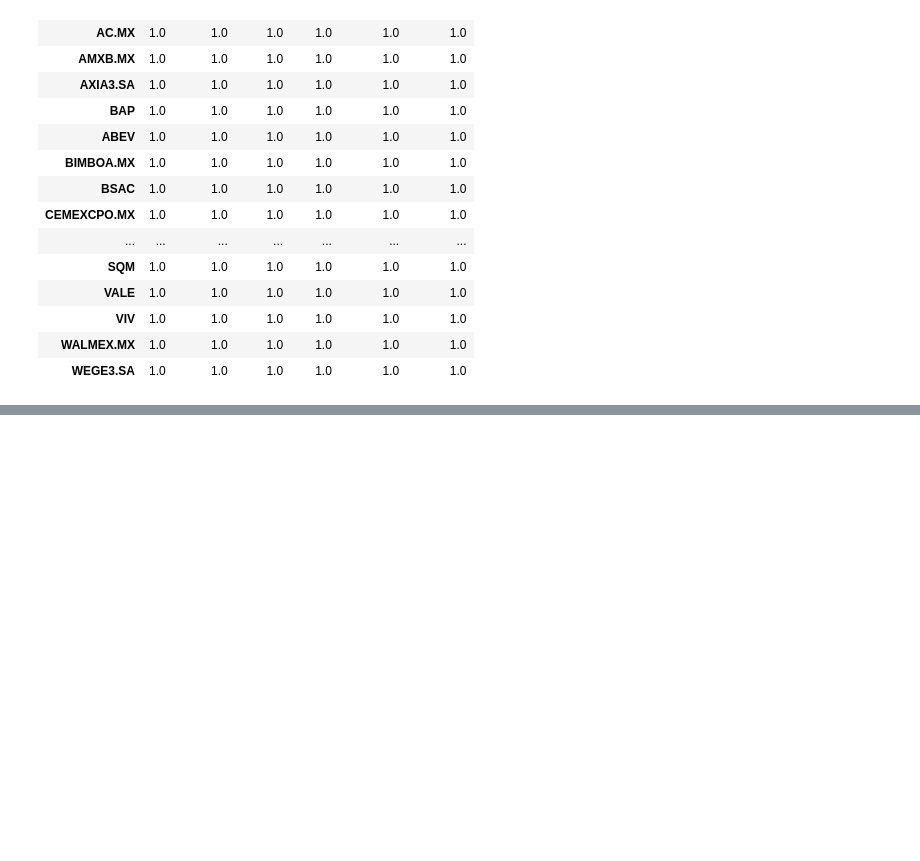
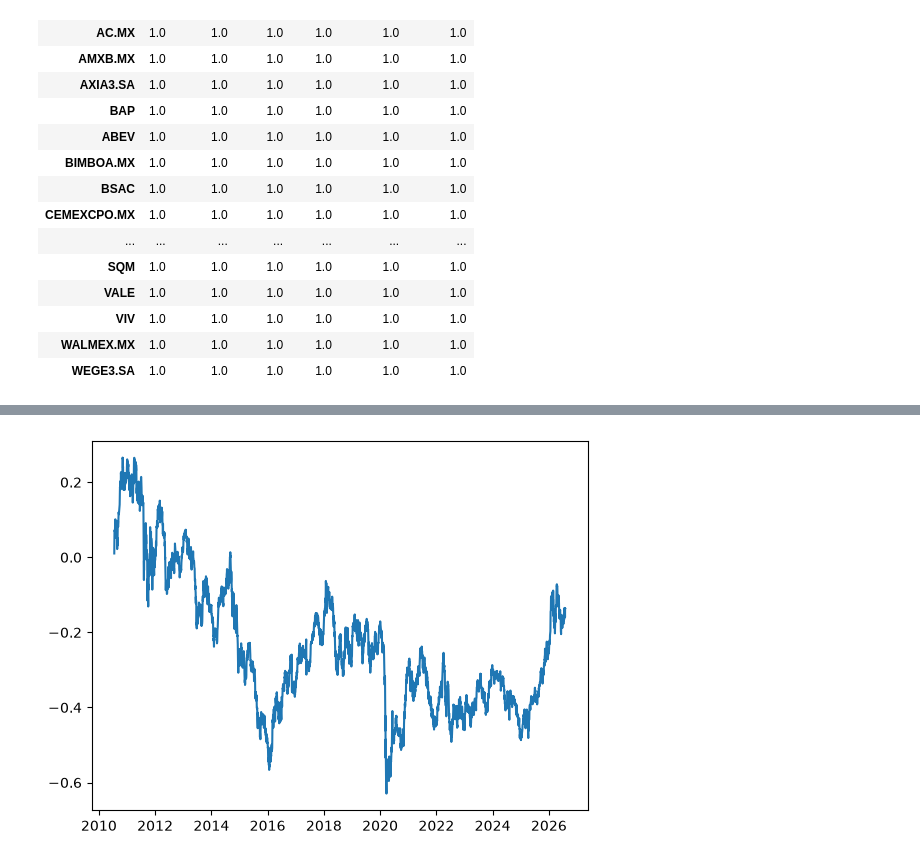
Before and after one commit to jp21bp/DS_Proyectos, a Jupyter notebook: 2_OptimizacionPortafolio/eda.ipynb, the cells around one changed output, grey strips where cells are left out. Saved outputs shown, nothing was run; the diff lists cells and outputs as text; code cells hidden in the pictures; blank space fills up the shorter version.

```diff
--- a/2_OptimizacionPortafolio/eda.ipynb
+++ b/2_OptimizacionPortafolio/eda.ipynb
@@ -309,0 +409,30 @@ plt.show()
+# %%
+#### Benchmarking
+### Reading data
+df_splac = pd.read_csv(
+    f'{data_path}/raw_splac.csv',
+    parse_dates=['Date'],
+    index_col='Date'
+)
+
+### Calculating Cum returns
+## Log returns
+df_lr = np.log(df_splac['Close']/df_splac['Close'].shift(1))
+## Aggregating across time
+df_cumsum = df_lr.cumsum(axis=0)
+## Transforming to simple returns
+df_cumret = np.exp(df_cumsum) - 1
+
+### Alternative Cum returns
+## Simple returns
+simpleR = (df_splac['Close']/df_splac['Close'].shift(1)) - 1
+## Agregating across time
+df_cr = (1+simpleR).cumprod() - 1
+
+### Visual
+plt.figure()
+plt.plot(df_cumret)
+# plt.plot(df_cr)
+plt.show()
+# %% [output]
+[figure, added]
```
Also changed, not shown: parts of 9 cells of this notebook, 1 other file.
